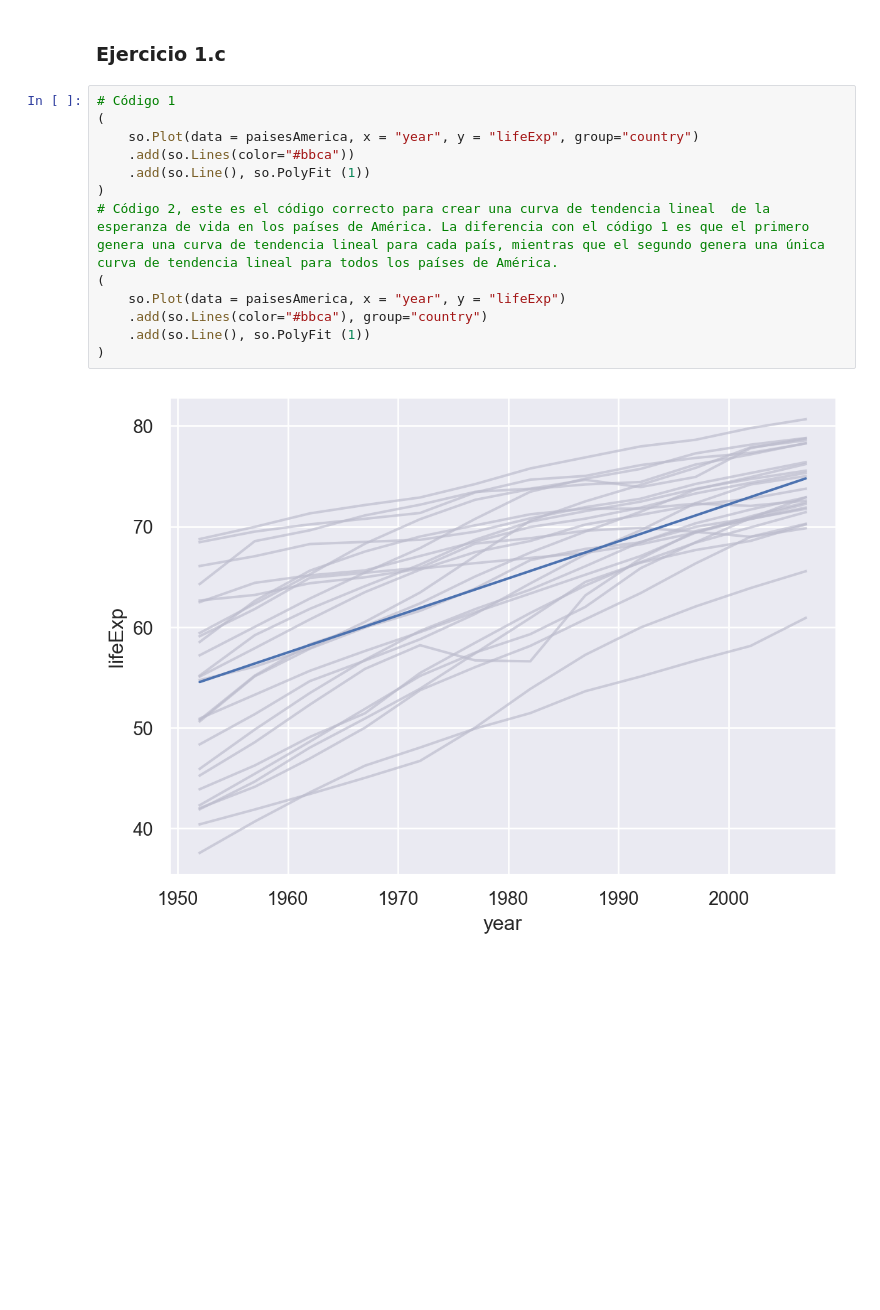
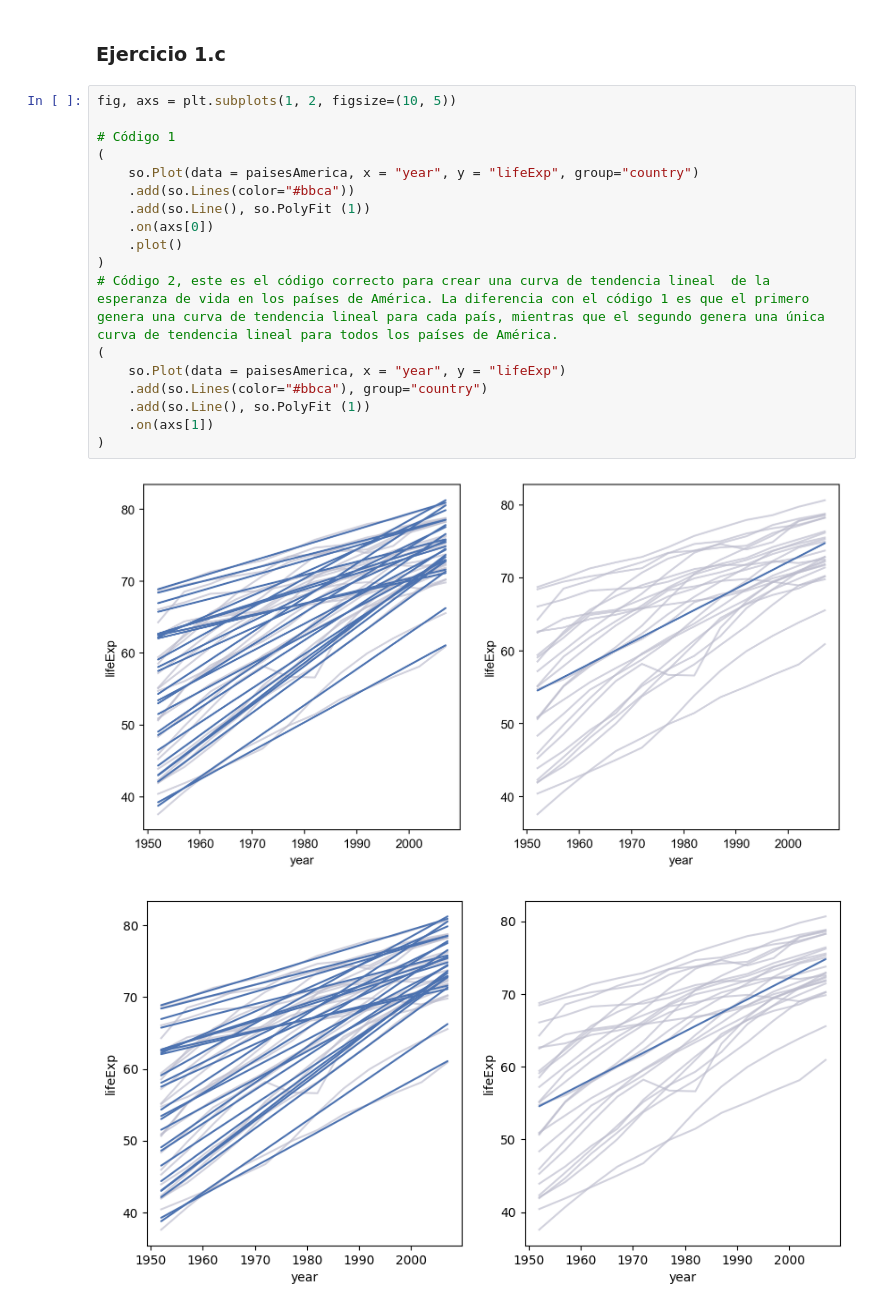
Before and after one commit to santiago-paz/ejercicios-laboratorio-datos-uba, a Jupyter notebook: Prácticas/Práctica-3/soluciones_práctica-3_notebook.ipynb, the cells around one changed output. Saved outputs shown, nothing was run; the diff lists cells and outputs as text; blank space fills up the shorter version.

```diff
--- a/Prácticas/Práctica-3/soluciones_práctica-3_notebook.ipynb
+++ b/Prácticas/Práctica-3/soluciones_práctica-3_notebook.ipynb
@@ -41,17 +41,23 @@ paisesAmerica = gapminder[gapminder['continent'] == 'Americas']
 # %% [markdown]
 ### Ejercicio 1.c
 # %%
+fig, axs = plt.subplots(1, 2, figsize=(10, 5))
+
 # Código 1
 (
     so.Plot(data = paisesAmerica, x = "year", y = "lifeExp", group="country")
     .add(so.Lines(color="#bbca"))
     .add(so.Line(), so.PolyFit (1))
+    .on(axs[0])
+    .plot()
 )
 # Código 2, este es el código correcto para crear una curva de tendencia lineal  de la esperanza de vida en los países de América. La diferencia con el código 1 es que el primero genera una curva de tendencia lineal para cada país, mientras que el segundo genera una única curva de tendencia lineal para todos los países de América.
 (
     so.Plot(data = paisesAmerica, x = "year", y = "lifeExp")
     .add(so.Lines(color="#bbca"), group="country")
     .add(so.Line(), so.PolyFit (1))
+    .on(axs[1])
 )
 # %% [output]
-[figure, old version]
+[figure, new version]
+[figure, added]
```
Also changed, not shown: 4 other files.
